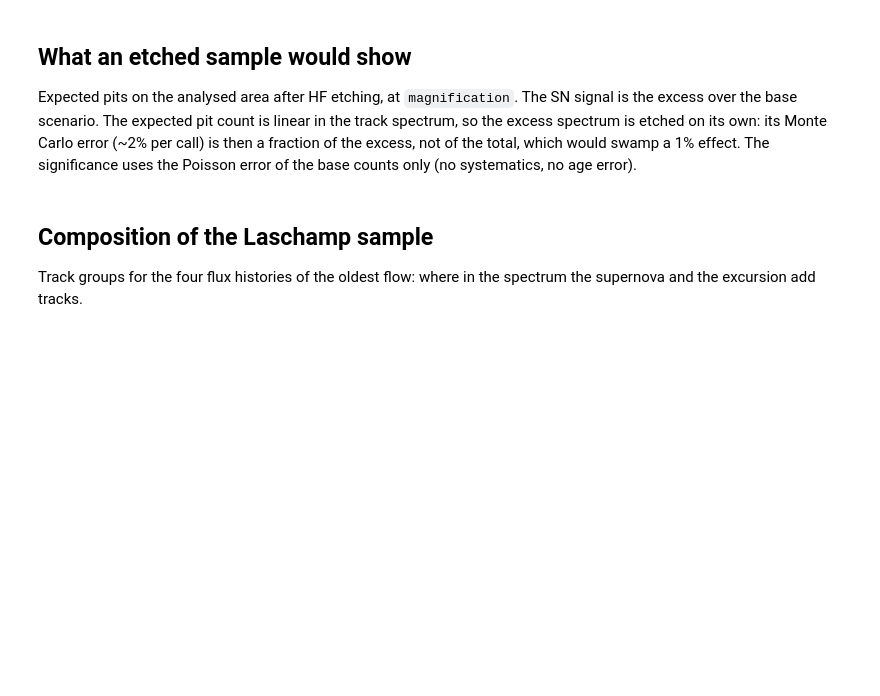
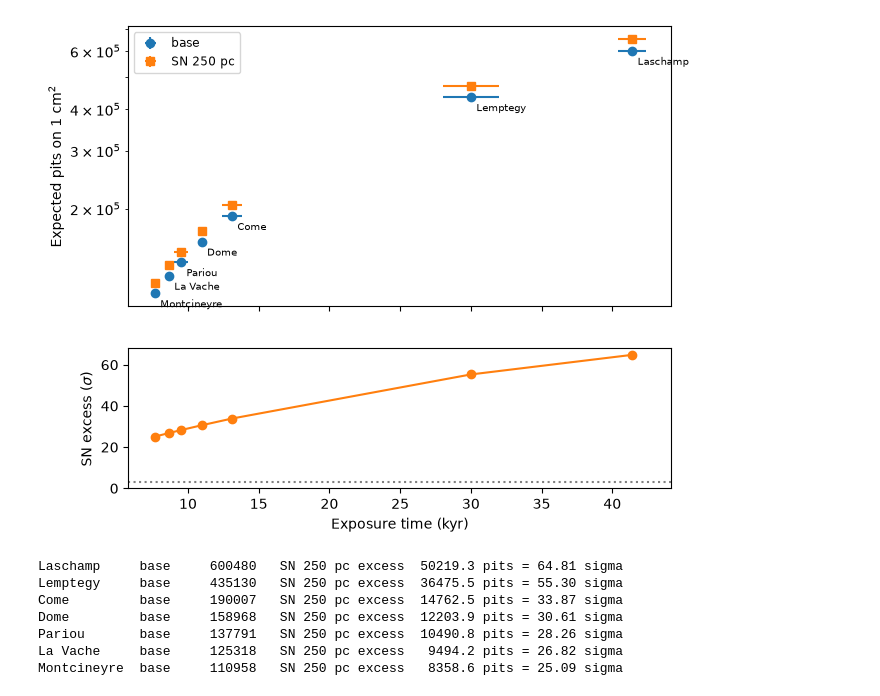
Before and after one commit to cgalelli/primus-paleo, a Jupyter notebook: analysis/CDP_analysis_new.ipynb, the cells around one changed output. Saved outputs shown, nothing was run; the diff lists cells and outputs as text; code cells hidden in the pictures; blank space fills up the shorter version.

```diff
--- a/analysis/CDP_analysis_new.ipynb
+++ b/analysis/CDP_analysis_new.ipynb
@@ -111,47 +190,44 @@ plt.show()
-# %% [markdown]
-## What an etched sample would show
-
-Expected pits on the analysed area after HF etching, at `magnification`. The SN signal is the excess over the base
-scenario. The expected pit count is linear in the track spectrum, so the excess spectrum is etched on its own: its
-Monte Carlo error (~2% per call) is then a fraction of the excess, not of the total, which would swamp a 1% effect.
-The significance uses the Poisson error of the base counts only (no systematics, no age error).
 # %%
-def pits(sample, counts_mg):
-    """Expected etched pits on the analysed area for a track spectrum of this sample [per mg]."""
-    return np.sum(slice_spectrum_etch(counts_mg, sample_area_cm2=sample_area_cm2, x_bins=x_bins,
-                                      sample_density_g_cm3=sample['detector'].config['density_g_cm3'],
-                                      etch_type='HF', magnification=magnification))
+# Expected etched pits (every pit: the microscope resolution is the later observation step) and the SN 250 pc excess
+# over the base scenario, per flow. Each flow's spectra share one etching response, so the excess has no Monte Carlo
+# noise; significance from the Poisson error of the base counts only (no systematics, no age error).
+comparisons = {}
+for n in names:
+    sample = samples[n]
+    radiogenic = sample['radiogenic']['total'][SUM]
+    spectra = {h: track_total(sample['cosmic'][h]) + radiogenic for h in ('base', 'SN 250 pc')}
+    comparisons[n] = compare_scenarios(spectra, 'base', sample_area_cm2, sample['detector'].config['density_g_cm3'],
+                                       x_bins=x_bins)
 
-def spectrum(sample, history):
-    return sample['cosmic'][history]['total'][SUM]
-
-n_base = np.array([pits(samples[n], spectrum(samples[n], 'base') + samples[n]['radiogenic']['total'][SUM])
-                   for n in names])
-n_excess = np.array([pits(samples[n], np.clip(spectrum(samples[n], 'SN 250 pc') - spectrum(samples[n], 'base'), 0, None))
-                     for n in names])
+n_base = np.array([comparisons[n]['base']['n'] for n in names])
+n_excess = np.array([comparisons[n]['SN 250 pc']['excess'] for n in names])
 n_sn = n_base + n_excess
-significance = n_excess / np.sqrt(n_base)
+significance = np.array([comparisons[n]['SN 250 pc']['significance'] for n in names])
 
 fig, (ax1, ax2) = plt.subplots(2, 1, figsize=[7, 6], sharex=True, gridspec_kw={'height_ratios': [2, 1]})
 ax1.errorbar(exposure_times, n_base, yerr=np.sqrt(n_base), xerr=exposure_times_err, fmt='o', color='C0', label='base')
 ax1.errorbar(exposure_times, n_sn, yerr=np.sqrt(n_sn), xerr=exposure_times_err, fmt='s', color='C1', label='SN 250 pc')
 for name, t, n in zip(names, exposure_times, n_base):
     ax1.annotate(name, (t, n), textcoords='offset points', xytext=(4, -10), fontsize='x-small')
 ax1.set_ylabel(f'Expected pits on {sample_area_cm2:g} cm$^2$')
 ax1.set_yscale('log')
 ax1.legend(fontsize='small')
 ax2.plot(exposure_times, significance, 'o-', color='C1')
 ax2.axhline(3, color='grey', linestyle=':')
 ax2.set_xlabel('Exposure time (kyr)')
 ax2.set_ylabel(r'SN excess ($\sigma$)')
 plt.show()
 
 for name, nb_, ne, s in zip(names, n_base, n_excess, significance):
     print(f"{name:12s} base {nb_:10.0f}   SN 250 pc excess {ne:8.1f} pits = {s:4.2f} sigma")
+# %% [output]
+[figure, added]
+Laschamp     base     600480   SN 250 pc excess  50219.3 pits = 64.81 sigma
+Lemptegy     base     435130   SN 250 pc excess  36475.5 pits = 55.30 sigma
+Come         base     190007   SN 250 pc excess  14762.5 pits = 33.87 sigma
+Dome         base     158968   SN 250 pc excess  12203.9 pits = 30.61 sigma
+Pariou       base     137791   SN 250 pc excess  10490.8 pits = 28.26 sigma
+La Vache     base     125318   SN 250 pc excess   9494.2 pits = 26.82 sigma
+Montcineyre  base     110958   SN 250 pc excess   8358.6 pits = 25.09 sigma
-# %% [markdown]
-## Composition of the Laschamp sample
-
-Track groups for the four flux histories of the oldest flow: where in the spectrum the supernova and the excursion
-add tracks.
 # %%
 oldest = samples[names[0]]
```
Also changed, not shown: parts of 11 cells of this notebook, 5 other files.
